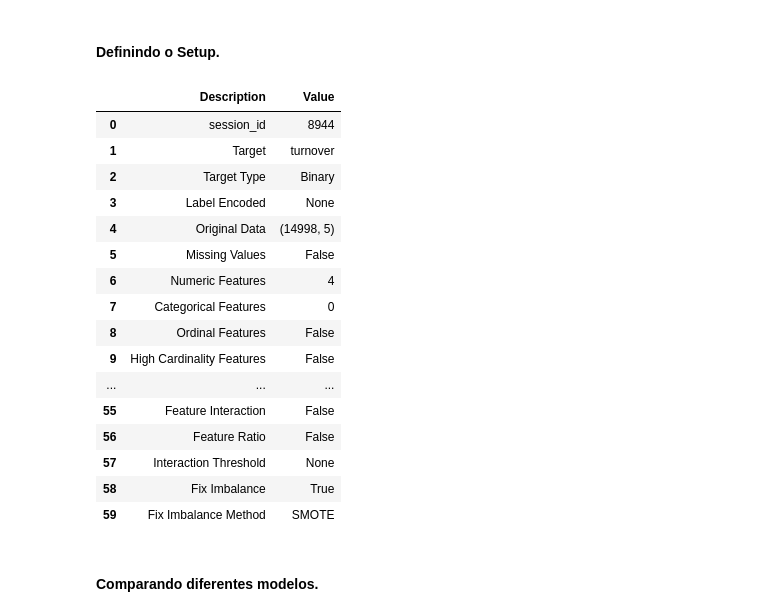
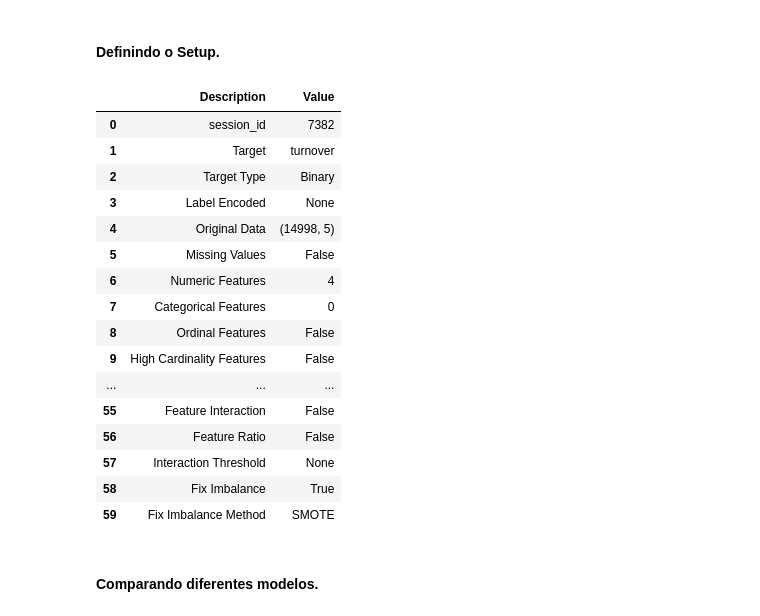
Before and after one commit to luiscals1/Data_Science, a Jupyter notebook: human-resources-analytics/notebooks/machine_learning_deploy.ipynb, the cells around one changed output. Drawn from its saved outputs; the diff is of its cells as text; code cells hidden in the pictures.

```diff
--- a/human-resources-analytics/notebooks/machine_learning_deploy.ipynb
+++ b/human-resources-analytics/notebooks/machine_learning_deploy.ipynb
@@ -408,15 +412,15 @@ from pycaret.classification import *
 # %%
 s = setup( df[["satisfaction","evaluation","averageMonthlyHours","yearsAtCompany","turnover"]]
           ,target = "turnover"
-          ,numeric_features = ["averageMonthlyHours","yearsAtCompany"]
+          ,numeric_features = ["yearsAtCompany","averageMonthlyHours",]
           ,normalize = True
           ,normalize_method = "minmax"
           ,data_split_stratify = True
           ,fix_imbalance = True,
          )
 # %% [output]
 |  | Description | Value |
-| 0 | session_id | 8944 |
+| 0 | session_id | 7382 |
 | 1 | Target | turnover |
 | 2 | Target Type | Binary |
 | 3 | Label Encoded | None |
```
Also changed, not shown: parts of 9 cells of this notebook, 26 other files.
